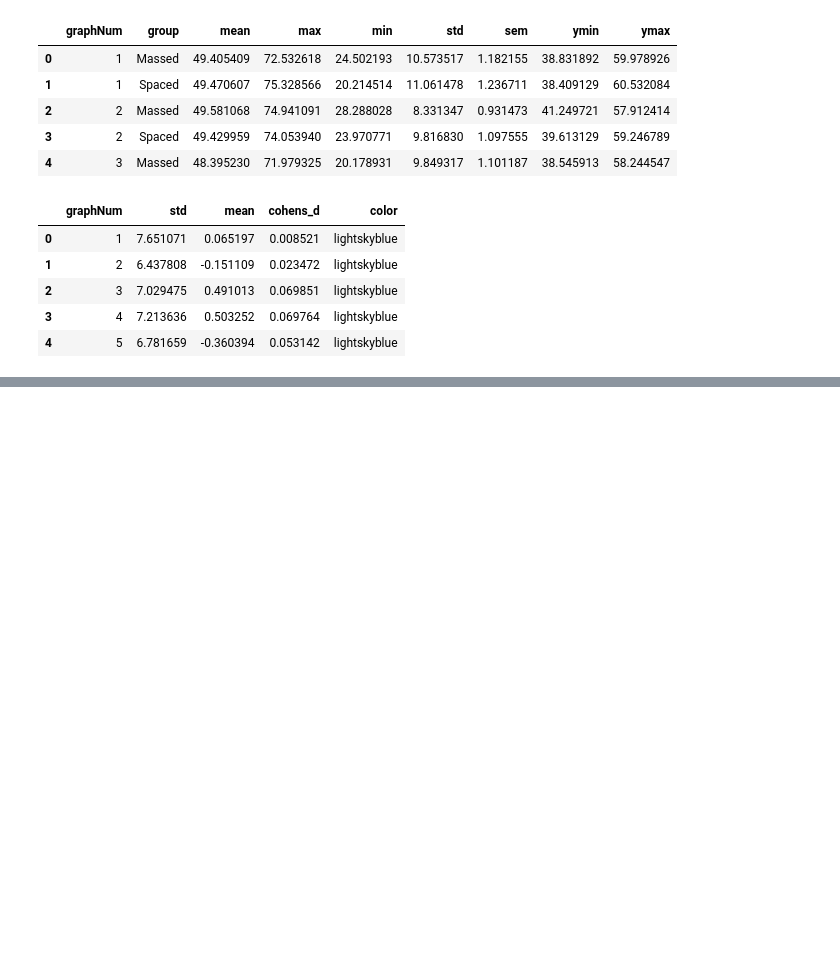
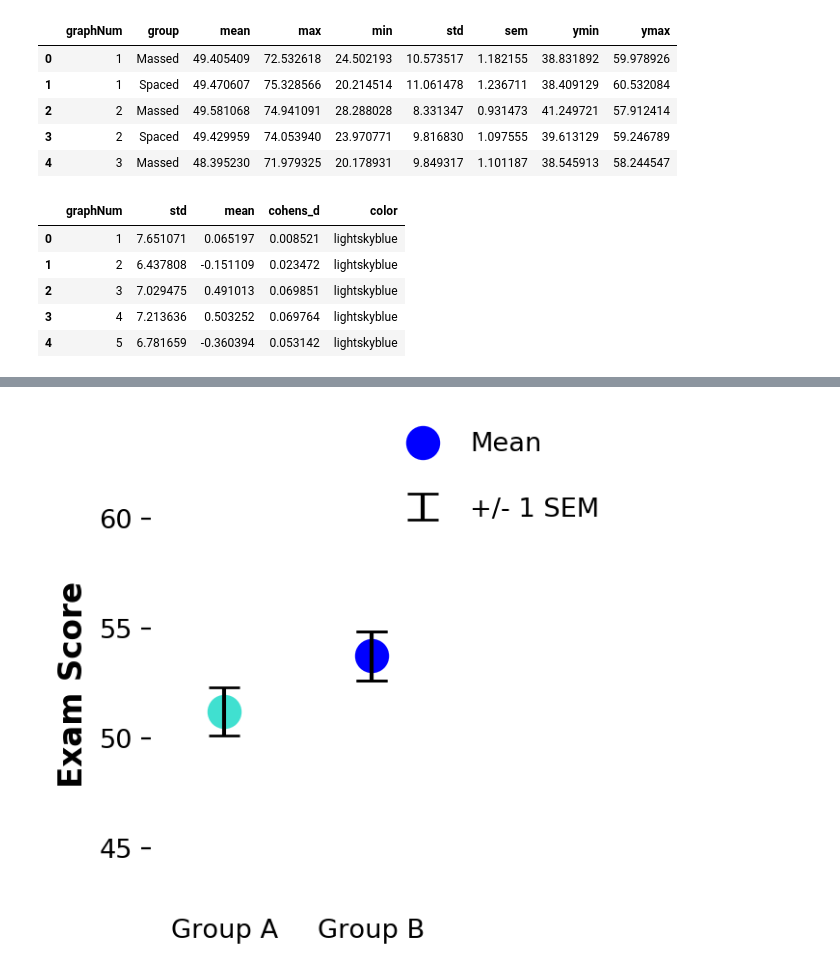
Before and after one commit to kbfreder/SYTYCG, a Jupyter notebook: SYTYCG-v2.ipynb, the cells around one changed output, grey strips where cells are left out. Saved outputs shown, nothing was run; the diff lists cells and outputs as text; code cells hidden in the pictures; blank space fills up the shorter version.

```diff
--- a/SYTYCG-v2.ipynb
+++ b/SYTYCG-v2.ipynb
@@ -185,0 +246,61 @@ plot_group_boxplot(35, 1)
+# %%
+plt.figure(figsize=(600/my_dpi, 600/my_dpi), dpi=my_dpi)
+n=19
+data_m = grp.loc[2*(n-1)]
+data_s = grp.loc[2*(n-1) + 1]
+graph_data = grp2[grp2['graphNum'] == n]
+cohens_d = graph_data['cohens_d'].values[0]
+color_m = graph_data['color'].values[0]
+filename = 'Instruction.jpg'
+
+plt.errorbar(x=1, y=data_m['mean'], yerr=data_m['sem'], fmt='ro', markersize=ms, mfc=color_m, mec=color_m,
+             capsize=cs, ecolor='black', barsabove=True)
+plt.errorbar(x=2, y=data_s['mean'], yerr=data_s['sem'], fmt='bo', markersize=ms,
+             capsize=cs, ecolor='black', barsabove=True)
+plt.errorbar(x=2, y=data_s['mean'], yerr=data_s['sem'], fmt='bo', markersize=0,
+             capsize=cs, ecolor='black', barsabove=True, label='+/- 1 SEM')
+
+ax = plt.gca()
+
+ymin = np.mean([data_m['minus_1sd'], data_s['minus_1sd']])
+ymax = np.mean([data_m['plus_1sd'], data_s['plus_1sd']])
+plt.ylim(ymin, ymax)
+#     ylims = ax.get_ylim()
+#     print(ymin, ymax)
+if ymin % 5 < 1:
+    tick_start = (ymin // 5) * 5
+else:
+    tick_start = (ymin // 5 + 1) * 5
+
+if ymax % 5 > 4:
+    tick_end = ymax + 5
+else:
+    tick_end = ymax
+
+ax.yaxis.set_major_formatter(ticker.FormatStrFormatter('%.0f'))
+ax.yaxis.set_ticks(np.arange(tick_start, tick_end, 5))
+plt.yticks(fontsize=tick_fs)
+
+plt.xlim(0.5,2.5)
+plt.xticks([1,2], ['Group A', 'Group B'], fontsize=tick_fs)
+plt.tick_params(bottom=False)
+
+ax.spines['right'].set_visible(False)
+ax.spines['top'].set_visible(False)
+ax.spines['bottom'].set_visible(False)
+ax.spines['left'].set_visible(False)
+
+# plt.xlabel('Study Style', fontsize=label_fs, fontweight='bold')
+plt.ylabel('Exam Score', fontsize=label_fs, fontweight='bold')
+
+first_legend = plt.legend(loc=(0.8, 0.85), frameon=False)
+ax.add_artist(first_legend)
+
+mean_dot = [Line2D([0], [0], marker='o', markersize=ms, color='blue', lw=0, label='Mean')]
+
+plt.legend(handles=mean_dot, loc=(0.8, 1.0), frameon=False)
+
+plt.tight_layout()
+plt.savefig(filename, dpi=300, transparent=True)
+# %% [output]
+[figure, added]
```
Also changed, not shown: parts of 25 cells of this notebook, 50 other files.
